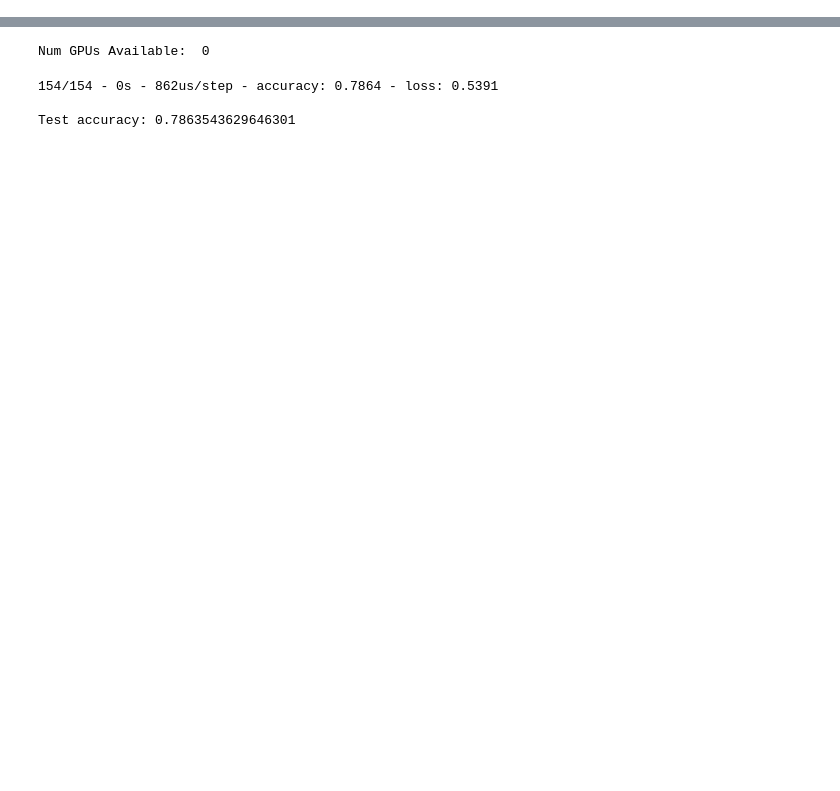
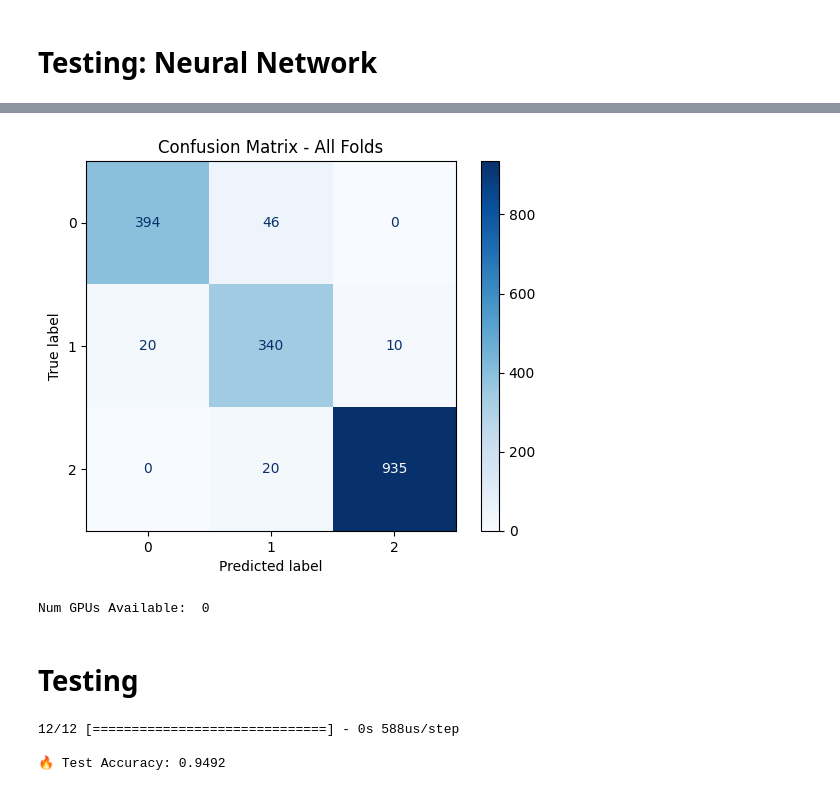
Before and after one commit to enthusiastic2003/FrontERAAssignment, a Jupyter notebook: FineTuning_yamnetModel.ipynb, the cells around one changed output, grey strips where cells are left out. Saved outputs shown, nothing was run; the diff lists cells and outputs as text; code cells hidden in the pictures; blank space fills up the shorter version.

```diff
--- a/FineTuning_yamnetModel.ipynb
+++ b/FineTuning_yamnetModel.ipynb
@@ -60,3 +83,5 @@ embeds_test, labels_test = ftu.preprocess_dataset(dataset_test, yamnet_model)
+# %% [markdown]
+# Testing: Neural Network
 # %%
 import tensorflow as tf
 from tensorflow.keras import layers, regularizers
@@ -65,11 +90,15 @@ from tensorflow.keras.callbacks import EarlyStopping, ReduceLROnPlateau
 # Define the model
 model = tf.keras.Sequential([
     layers.Input(shape=(1024,)),  # YAMNet embeddings are 1024-dimensional
-    layers.Dense(512, activation='relu'),
-    layers.Dense(256, activation='relu'),
+    # use glorot_uniform initializer
+    layers.Dense(128, activation='relu', kernel_initializer='glorot_uniform', kernel_regularizer=regularizers.l2(1e-4)),
+    layers.BatchNormalization(),
+    layers.Dropout(0.5),
 
-    layers.Dense(128, activation='relu'),
-    layers.Dense(64, activation='relu'),
+    layers.Dense(64, activation='relu', kernel_initializer='glorot_uniform', kernel_regularizer=regularizers.l2(1e-4)),
+    layers.BatchNormalization(),
+    layers.Dropout(0.5),
+
     layers.Dense(util.num_classes, activation='softmax')
 ])
 
@@ -77,12 +106,12 @@ model = tf.keras.Sequential([
 from tensorflow.keras.optimizers import Adam
 
 # Optimizer: Adam with tuned learning rate
-optimizer = Adam(learning_rate=1e-4 , weight_decay=1e-5)
+optimizer = Adam(learning_rate=1e-4)
 
 
 # Compile the model
 model.compile(optimizer=optimizer,
-              loss='sparse_categorical_crossentropy',
+              loss= 'sparse_categorical_crossentropy',
               metrics=['accuracy'])
 
 # Callbacks
@@ -105,35 +134,50 @@ fold_accuracies = []
 # Convert labels to numpy if not already
 labels_np = np.array(labels)
 embeds_np = np.array(embeds)
+from sklearn.metrics import classification_report, confusion_matrix, ConfusionMatrixDisplay
+import numpy as np
+import matplotlib.pyplot as plt
 
-# K-Fold Cross Validation (using separate validation set)
+# Arrays to store true labels and predictions from all folds
+all_true_labels = []
+all_predicted_labels = []
+
 for fold, (train_idx, _) in enumerate(kf.split(embeds_np)):
     print(f"\n🔄 Training fold {fold + 1}/{k_folds}...")
 
-    # Split data for training (validation is separate)
+    # Split data for training
     X_train, y_train = embeds_np[train_idx], labels_np[train_idx]
 
     # Train the model
     history = model.fit(X_train, y_train,
-                        validation_data=(embeds_val, labels_val),  # Dedicated validation set
+                        validation_data=(embeds_val, labels_val),
                         epochs=50,
                         batch_size=32,
                         callbacks=[early_stop, reduce_lr],
-                        verbose=1,
-    )
-    #                    class_weight=class_weights)
+                        verbose=1)
 
-    # Evaluate on the dedicated validation set
+    # Predict on the dedicated validation set
     val_preds = model.predict(embeds_val)
     val_preds_classes = np.argmax(val_preds, axis=1)
+
+    # Store true labels and predictions
+    all_true_labels.extend(labels_val)
+    all_predicted_labels.extend(val_preds_classes)
+
+    # Fold-specific accuracy
     val_accuracy = accuracy_score(labels_val, val_preds_classes)
-    fold_accuracies.append(val_accuracy)
     print(f"✅ Fold {fold + 1} Validation Accuracy: {val_accuracy:.4f}")
 
-# Final Cross-Validation Result
-mean_accuracy = np.mean(fold_accuracies)
-std_accuracy = np.std(fold_accuracies)
-print(f"\n🎯 Final Validation Accuracy (across folds): {mean_accuracy:.4f} ± {std_accuracy:.4f}")
+# Generate overall classification report
+print("\n📋 Final Classification Report Across All Folds:\n")
+print(classification_report(all_true_labels, all_predicted_labels))
+
+# Plot overall confusion matrix
+conf_matrix = confusion_matrix(all_true_labels, all_predicted_labels)
+disp = ConfusionMatrixDisplay(conf_matrix)
+disp.plot(cmap='Blues')
+plt.title("Confusion Matrix - All Folds")
+plt.show()
 # %% [output]
 🔄 Training fold 1/5...
 Epoch 1/50
@@ -155,16 +199,21 @@ Epoch 6/50
+[figure, added]
 # %%
 # Check if tensorflow is using GPU
 
 print("Num GPUs Available: ", len(tf.config.experimental.list_physical_devices('GPU')))
 # %% [output]
 Num GPUs Available:  0
-# %%
-# Check the model performance on the test set
-
-test_loss, test_acc = model.evaluate(embeds_test, labels_test, verbose=2)
-print('\nTest accuracy:', test_acc)
-# %% [output]
-154/154 - 0s - 862us/step - accuracy: 0.7864 - loss: 0.5391
-
-Test accuracy: 0.7863543629646301
+# %% [markdown]
+# Testing
+# %%
+# Test model on test set
+test_preds = model.predict(embeds_test)
+test_preds_classes = np.argmax(test_preds, axis=1)
+test_accuracy = accuracy_score(labels_test, test_preds_classes)
+
+print(f"\n🔥 Test Accuracy: {test_accuracy:.4f}")
+# %% [output]
+12/12 [==============================] - 0s 588us/step
+
+🔥 Test Accuracy: 0.9492
 # %%
```
Also changed, not shown: parts of 14 cells of this notebook, 24 other files.
